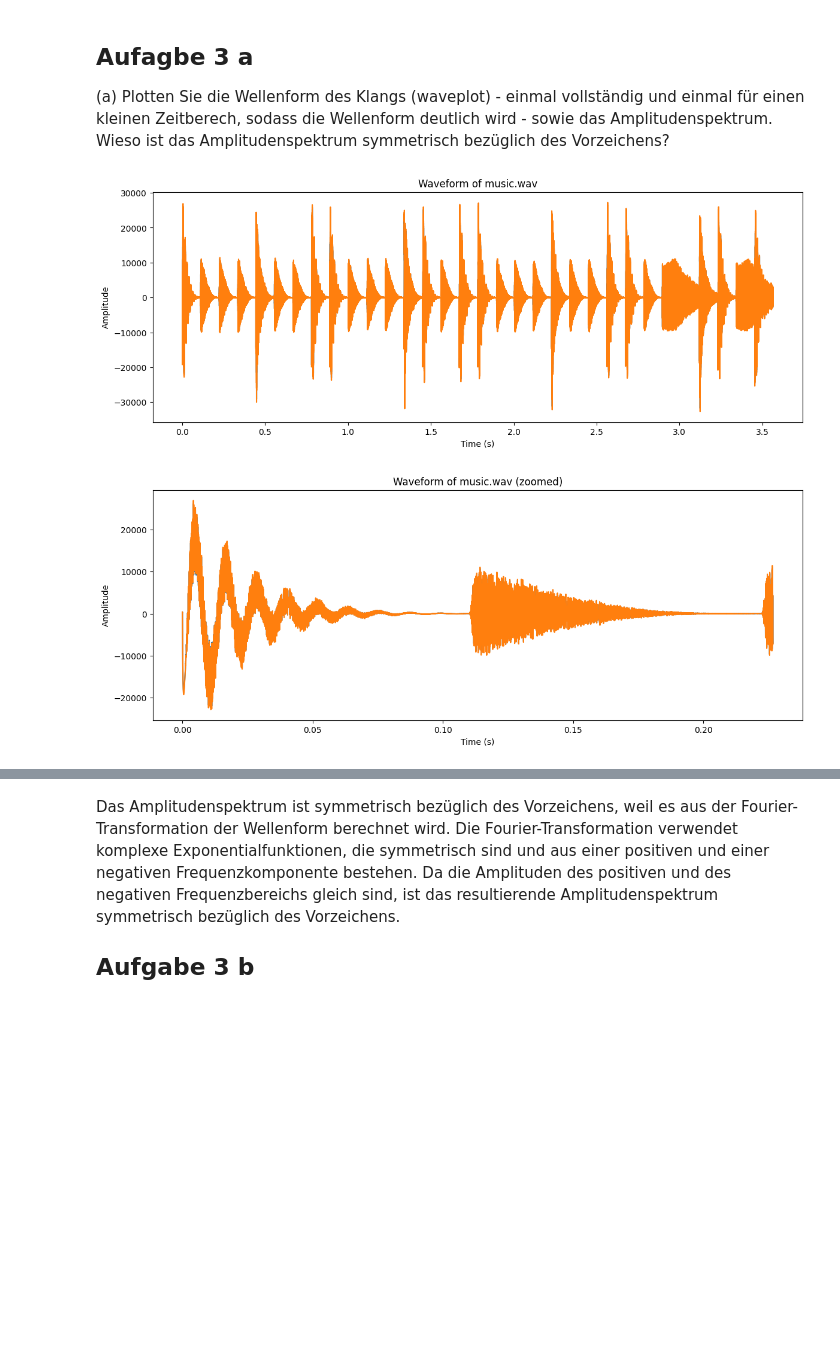
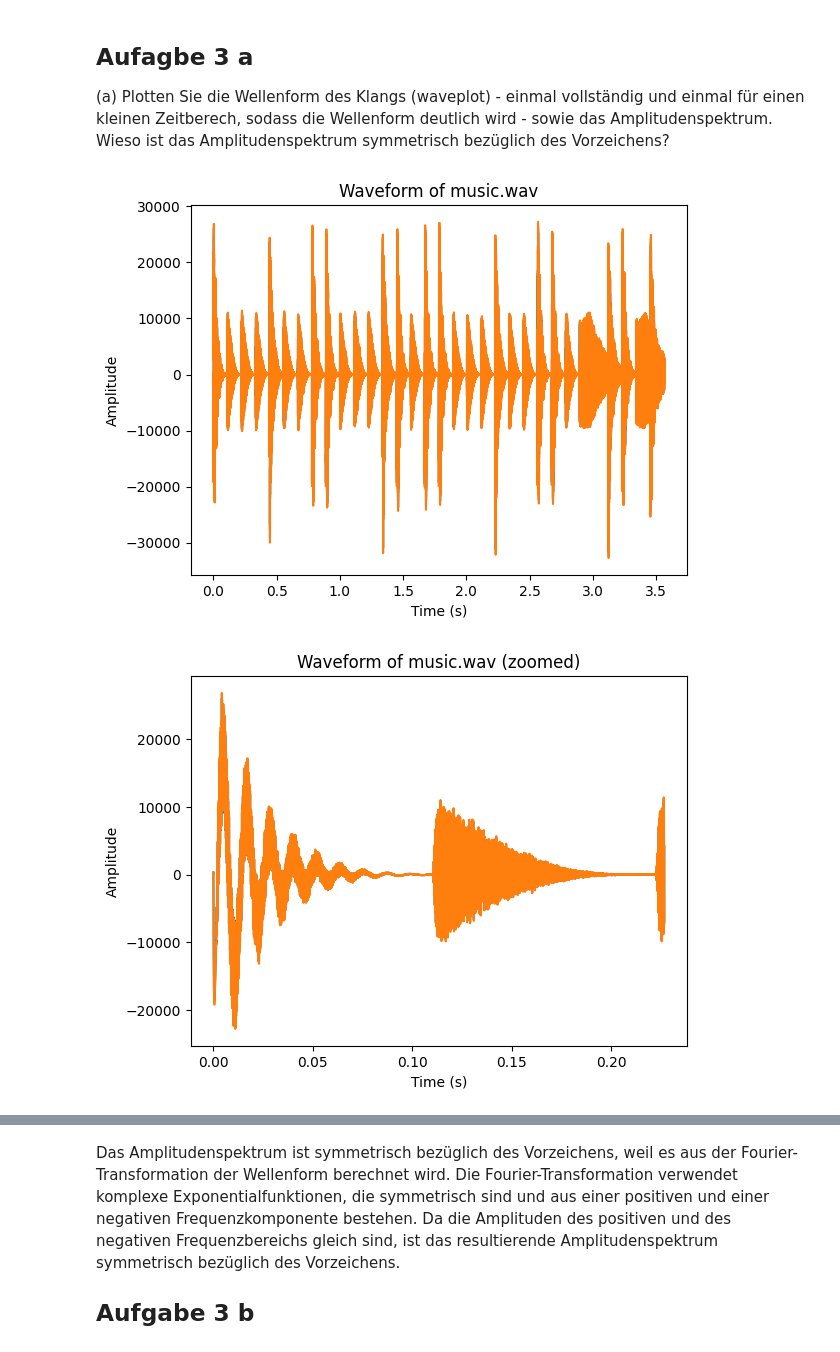
Before and after one commit to 7ben18/fhnw-vta-Vertiefende-Themen-der-Analysis, a Jupyter notebook: minichallenge2/vta-mc2.ipynb, the cells around one changed output, grey strips where cells are left out. Saved outputs shown, nothing was run; the diff lists cells and outputs as text; code cells hidden in the pictures; blank space fills up the shorter version.

```diff
--- a/minichallenge2/vta-mc2.ipynb
+++ b/minichallenge2/vta-mc2.ipynb
@@ -401,35 +373,35 @@ from scipy.io import wavfile
 # Laden der Audiodatei
 sample_rate, data = wavfile.read('data/music.wav')
 
 # Berechnen der Zeitachse
 time = np.arange(0, len(data)) / sample_rate
 
 # Plot der vollständigen Wellenform
-plt.figure(figsize=(14,5))
+# plt.figure(figsize=(14,5))
 plt.plot(time, data)
 plt.xlabel('Time (s)')
 plt.ylabel('Amplitude')
 plt.title('Waveform of music.wav')
 plt.show()
 
 # Plot der Wellenform für einen kleinen Zeitbereich
-plt.figure(figsize=(14,5))
+# plt.figure(figsize=(14,5))
 plt.plot(time[:10000], data[:10000])
 plt.xlabel('Time (s)')
 plt.ylabel('Amplitude')
 plt.title('Waveform of music.wav (zoomed)')
 plt.show()
 
 # Berechnen des Amplitudenspektrums
 frequencies, amplitudes = np.fft.fftfreq(len(data), d=1/sample_rate), np.abs(np.fft.fft(data))
 
 # Plot des Amplitudenspektrums
-plt.figure(figsize=(14,5))
+# plt.figure(figsize=(14,5))
 plt.plot(frequencies[:len(frequencies)//2], amplitudes[:len(amplitudes)//2])
 plt.xlabel('Frequency (Hz)')
 plt.ylabel('Amplitude')
 plt.title('Amplitude Spectrum of music.wav')
 plt.show()
 # %% [output]
-[figure, old version]
+[figure, new version]
-[figure, old version]
+[figure, new version]
```
Also changed, not shown: parts of 8 cells of this notebook, 1 other file.
